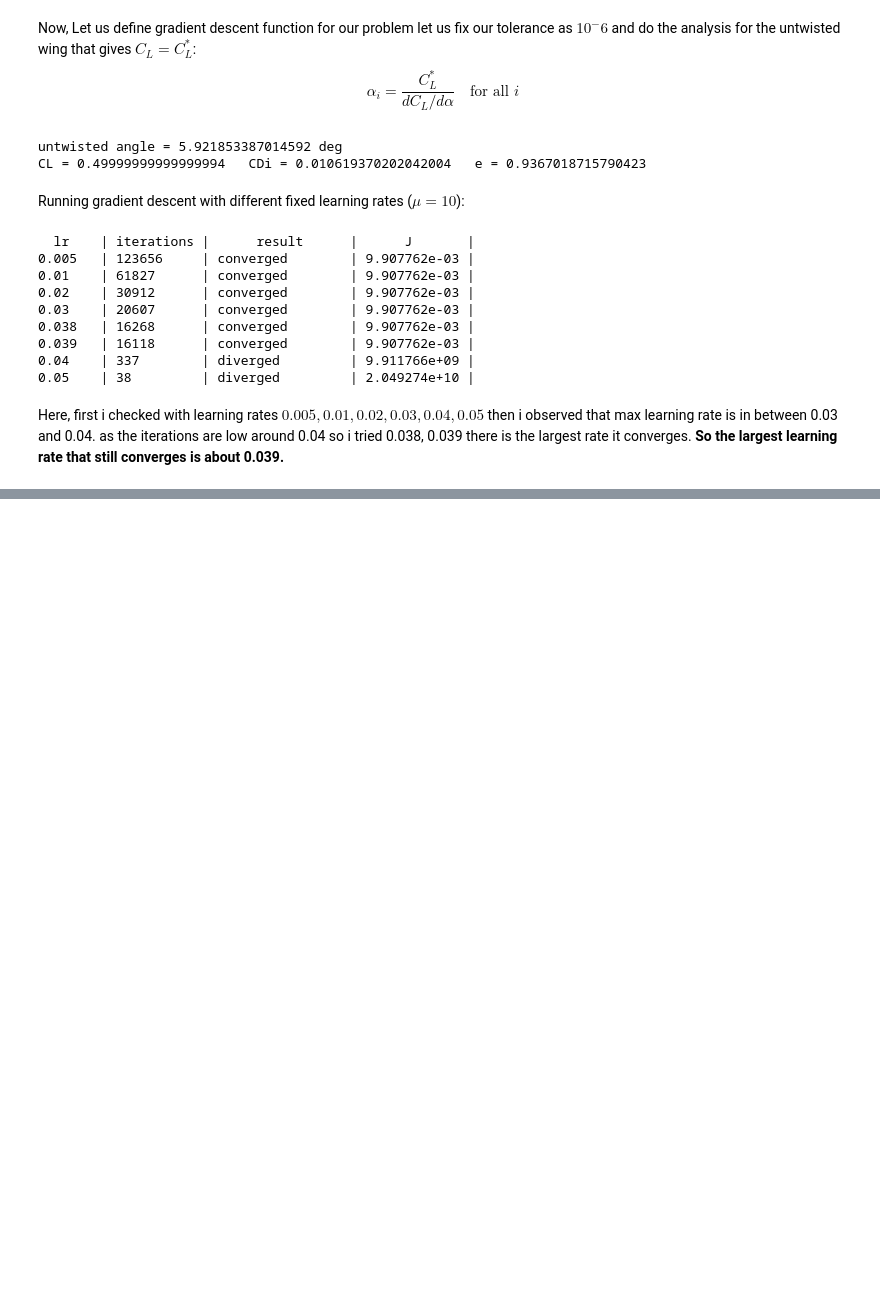
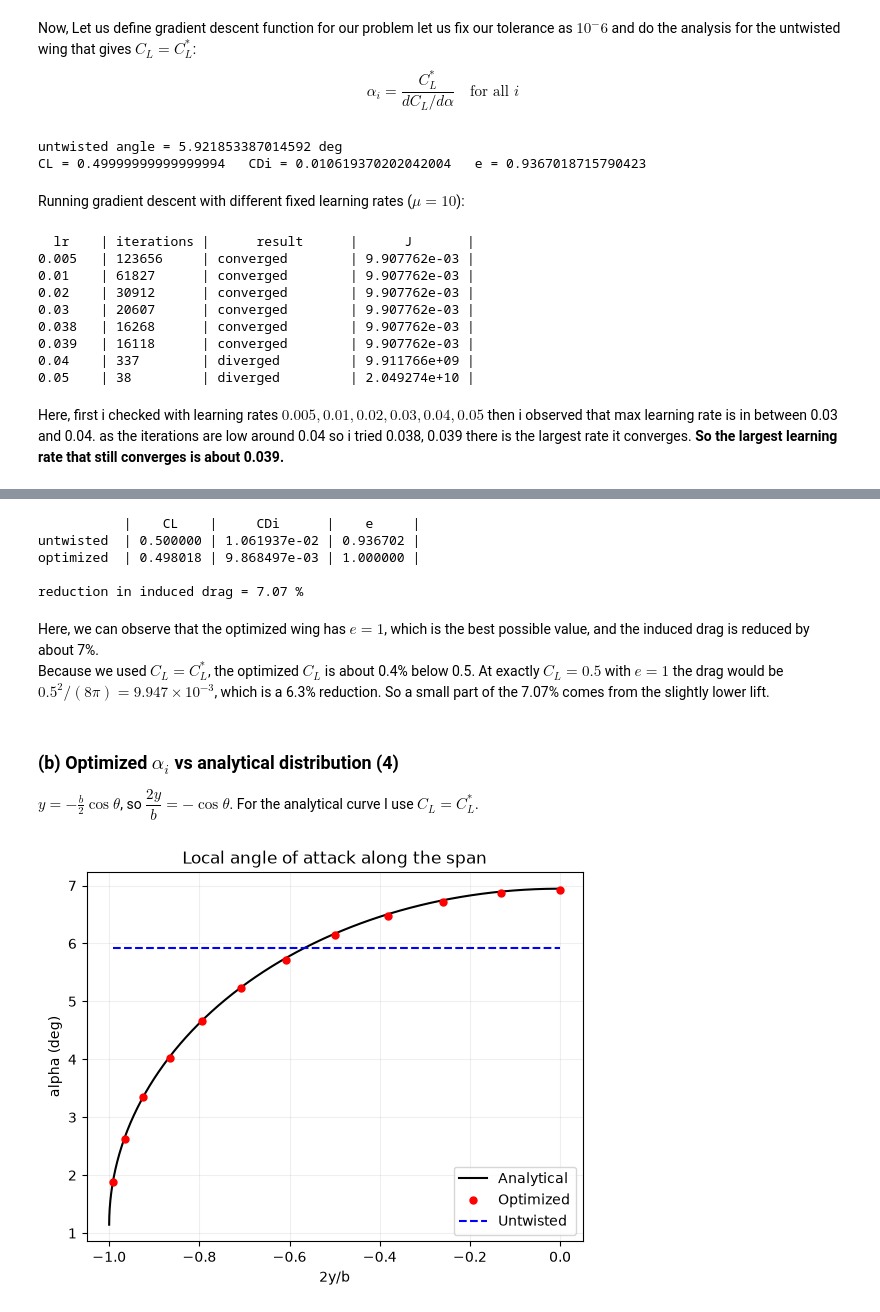
Before and after one commit to Kalyanaraama/AE801_2026, a Jupyter notebook: optimization/B Kalyana Raama - Optimisation.ipynb, the cells around one changed output, grey strips where cells are left out. Saved outputs shown, nothing was run; the diff lists cells and outputs as text; code cells hidden in the pictures; blank space fills up the shorter version.

```diff
--- a/optimization/B Kalyana Raama - Optimisation.ipynb
+++ b/optimization/B Kalyana Raama - Optimisation.ipynb
@@ -170,0 +177,39 @@ Here, first i checked with learning rates $ 0.005, 0.01, 0.02, 0.03, 0.04, 0.05
+# %%
+mu = 10
+alpha_opt, k, status = gradient_descent(lambda a: grad_J(a, mu), alpha0, 0.039, tol=1e-8)
+A_opt, CL_opt, CD_opt, e_opt = lifting_line(alpha_opt)
+reduction = (CD0 - CD_opt) / CD0 * 100
+
+print("           |    CL    |     CDi      |    e     |")
+print(f"untwisted  | {CL0:.6f} | {CD0:.6e} | {e0:.6f} |")
+print(f"optimized  | {CL_opt:.6f} | {CD_opt:.6e} | {e_opt:.6f} |")
+print()
+print("reduction in induced drag =", round(reduction, 2), "%")
+# %% [output]
+           |    CL    |     CDi      |    e     |
+untwisted  | 0.500000 | 1.061937e-02 | 0.936702 |
+optimized  | 0.498018 | 9.868497e-03 | 1.000000 |
+
+reduction in induced drag = 7.07 %
+# %% [markdown]
+Here, we can observe that the optimized wing has $e = 1$, which is the best possible value, and the induced drag is reduced by about 7%.\
+Because we used $C_L = C_L^*$, the optimized $C_L$ is about 0.4% below 0.5. At exactly $C_L = 0.5$ with $e = 1$ the drag would be $0.5^2/(8\pi) = 9.947 \times 10^{-3}$, which is a 6.3% reduction. So a small part of the 7.07% comes from the slightly lower lift.
+# %% [markdown]
+### **(b) Optimized $\alpha_i$ vs analytical distribution (4)**
+
+$y = -\frac{b}{2}\cos\theta$, so $\dfrac{2y}{b} = -\cos\theta$. For the analytical curve I use $C_L = C_L^*$.
+# %%
+th = np.linspace(0.001, np.pi/2, 200)
+alpha_exact = CL_target / (np.pi * AR) * (1 + 4 * b / (a0 * c) * np.sin(th))
+
+plt.plot(-np.cos(th), np.degrees(alpha_exact), 'k', label='Analytical')
+plt.plot(-np.cos(theta), np.degrees(alpha_opt), 'r.', markersize=10, label='Optimized')
+plt.plot(-np.cos(theta), np.degrees(alpha0), 'b--', label='Untwisted')
+plt.xlabel('2y/b')
+plt.ylabel('alpha (deg)')
+plt.title('Local angle of attack along the span')
+plt.grid(True, alpha=0.2)
+plt.legend(loc='lower right')
+plt.show()
+# %% [output]
+[figure, added]
```
Also changed, not shown: parts of 5 cells of this notebook.
